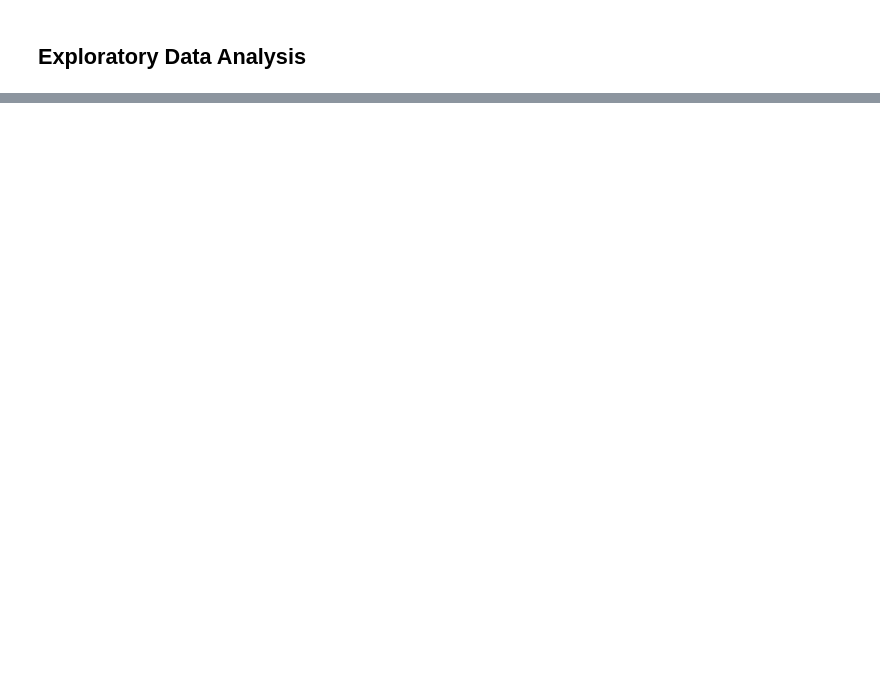
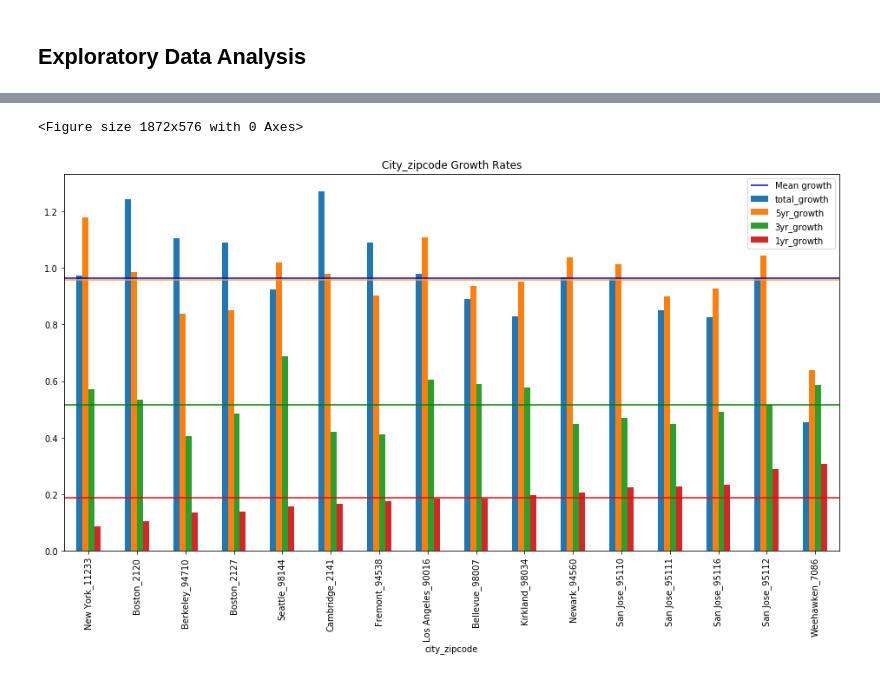
Before and after one commit to rab175/dsc-mod-4-project-online-ds-pt-071519, a Jupyter notebook: Mod 4 Project Notebook.ipynb, the cells around one changed output, grey strips where cells are left out. Drawn from its saved outputs; the diff is of its cells as text; code cells hidden in the pictures; blank space fills up the shorter version.

```diff
--- a/Mod 4 Project Notebook.ipynb
+++ b/Mod 4 Project Notebook.ipynb
@@ -317,0 +327,5 @@ None
+# %%
+df_2009.drop(columns='zipcode', inplace=True)
+df_2009.rename(columns={'City':'city_zipcode'}, inplace=True)
+
+df_2009.head(2)
@@ -384,3 +421,19 @@ def growth_rates(df):
 growth_rates(high_cost_zipcodes)
 growth_rates(med_cost_zipcodes)
 growth_rates(low_cost_zipcodes)
+# %%
+def stacked_growth(df):
+    grow_rates = ['total_growth', '5yr_growth', '3yr_growth', '1yr_growth']
+
+    means = [df[i].mean() for i in grow_rates]
+
+    colors = ['blue', 'orange', 'green', 'red']
+
+    fig = plt.figure(figsize=(26, 8))
+
+    df.sort_values('1yr_growth').plot(x= 'city_zipcode', y = grow_rates, kind='bar', figsize=(16, 8))
+    plt.hlines(y= means, xmin=-1, xmax=len(df), color=colors, label=('Mean growth'))
+    plt.legend()
+    plt.title('City_zipcode Growth Rates')
+
+    plt.show()
@@ -386,0 +475,15 @@ growth_rates(low_cost_zipcodes)
+# %%
+# top growth cities is a set of the top 10 cites for all growth periods
+def top_growth_cities(df):
+    top_total = list(df.sort_values('total_growth', ascending=False)['city_zipcode'].values[:5])
+    top_5yr = list(df.sort_values('5yr_growth', ascending=False)['city_zipcode'].values[:5])
+    top_3yr = list(df.sort_values('3yr_growth', ascending=False)['city_zipcode'].values[:5])
+    top_1yr = list(df.sort_values('1yr_growth', ascending=False)['city_zipcode'].values[:5])
+
+    top_cities = set(top_total + top_5yr + top_3yr + top_1yr)
+
+    return df[df['city_zipcode'].isin(top_cities)]
+# %%
+top_high_cities = top_growth_cities(high_cost_zipcodes)
+print('Cities in our analysis: ', len(top_high_cities))
+top_high_cities.city_zipcode
@@ -386,0 +509,5 @@ growth_rates(low_cost_zipcodes)
+# %%
+stacked_growth(top_high_cities)
+# %% [output]
+<Figure size 1872x576 with 0 Axes>
+[figure, added]
```
Also changed, not shown: parts of 34 cells of this notebook, 1 other file.
